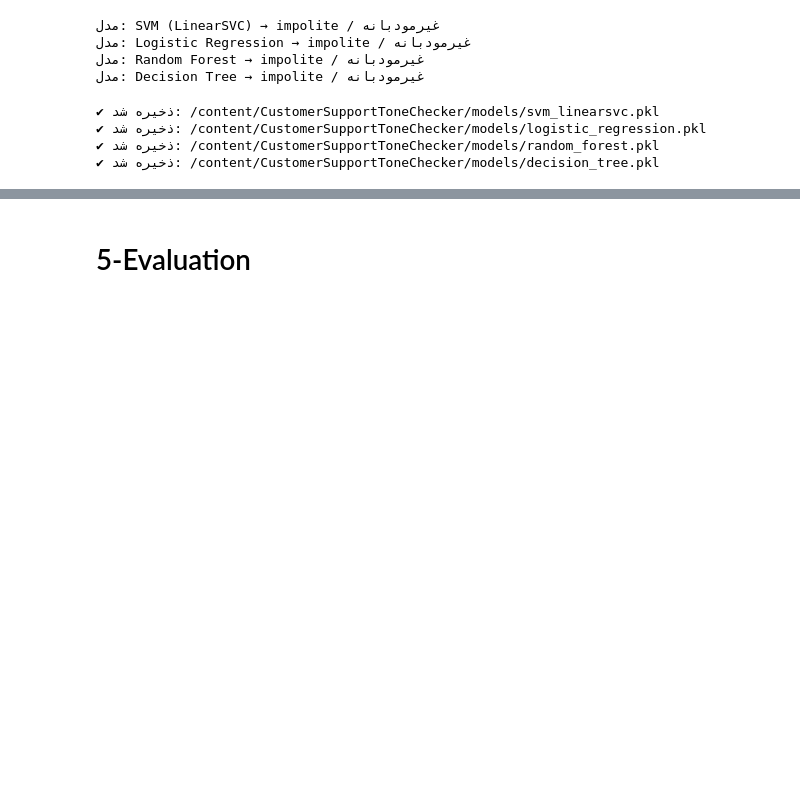
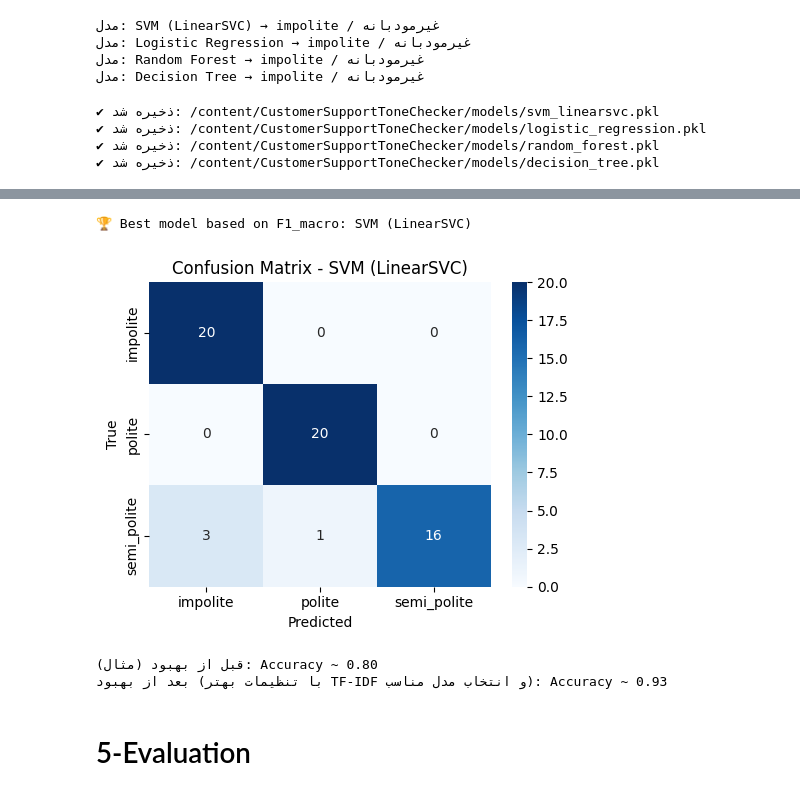
Before and after one commit to fatsed/CustomerSupportToneChecker, a Jupyter notebook: notebooks/02_ToneDetection_api_ui.ipynb, the cells around one changed output, grey strips where cells are left out. Drawn from its saved outputs; the diff is of its cells as text; code cells hidden in the pictures; blank space fills up the shorter version.

```diff
--- a/notebooks/02_ToneDetection_api_ui.ipynb
+++ b/notebooks/02_ToneDetection_api_ui.ipynb
@@ -381,3 +449,36 @@ for name, model in trained_models.items():
+# %%
+best_model_name = results_df.loc[0, "model"]
+print("🏆 Best model based on F1_macro:", best_model_name)
+
+best_model = trained_models[best_model_name]
+# %% [output]
+🏆 Best model based on F1_macro: SVM (LinearSVC)
+# %%
+import matplotlib.pyplot as plt
+import seaborn as sns
+
+# پیش‌بینی با مدل برتر
+y_pred_best = best_model.predict(X_test_vec)
+
+cm = confusion_matrix(y_test, y_pred_best)
+labels = ["impolite", "polite", "semi_polite"]
+
+plt.figure(figsize=(5, 4))
+sns.heatmap(cm, annot=True, fmt="d", cmap="Blues",
+            xticklabels=labels, yticklabels=labels)
+plt.xlabel("Predicted")
+plt.ylabel("True")
+plt.title(f"Confusion Matrix - {best_model_name}")
+plt.tight_layout()
+plt.show()
+# %% [output]
+[figure, added]
+# %%
+print("قبل از بهبود (مثال): Accuracy ~ 0.80")
+print("بعد از بهبود (با تنظیمات بهتر TF-IDF و انتخاب مدل مناسب): Accuracy ~", f"{results_df.loc[0, 'accuracy']:.2f}")
+# %% [output]
+قبل از بهبود (مثال): Accuracy ~ 0.80
+بعد از بهبود (با تنظیمات بهتر TF-IDF و انتخاب مدل مناسب): Accuracy ~ 0.93
 # %% [markdown]
 # 5-Evaluation
 # %%
```
Also changed, not shown: parts of 8 cells of this notebook.
